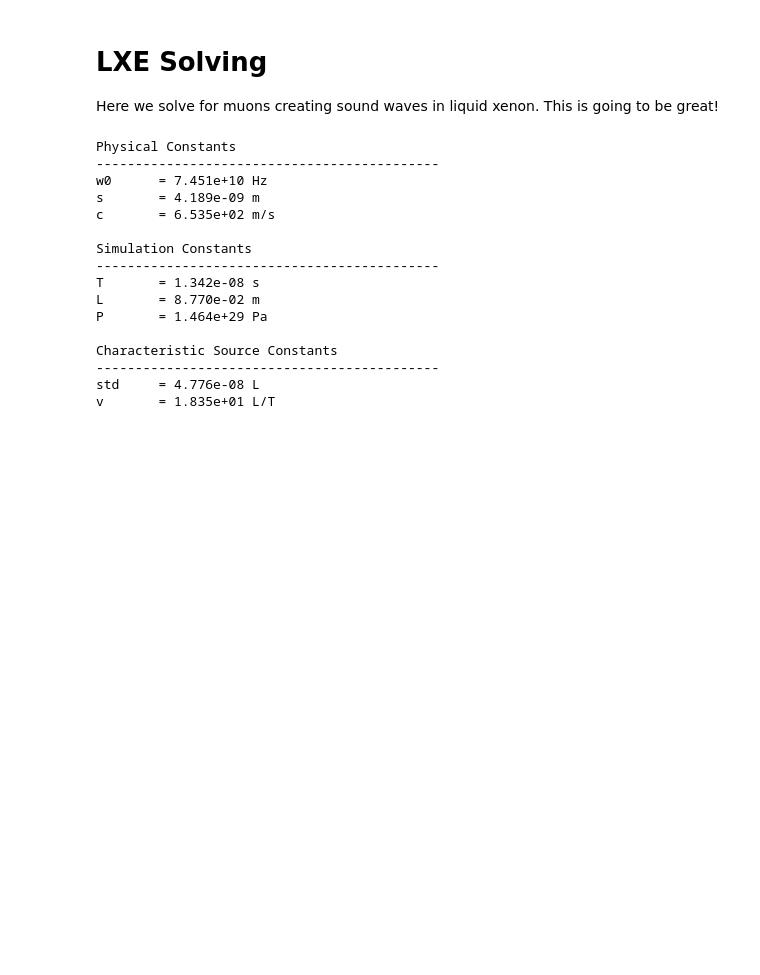
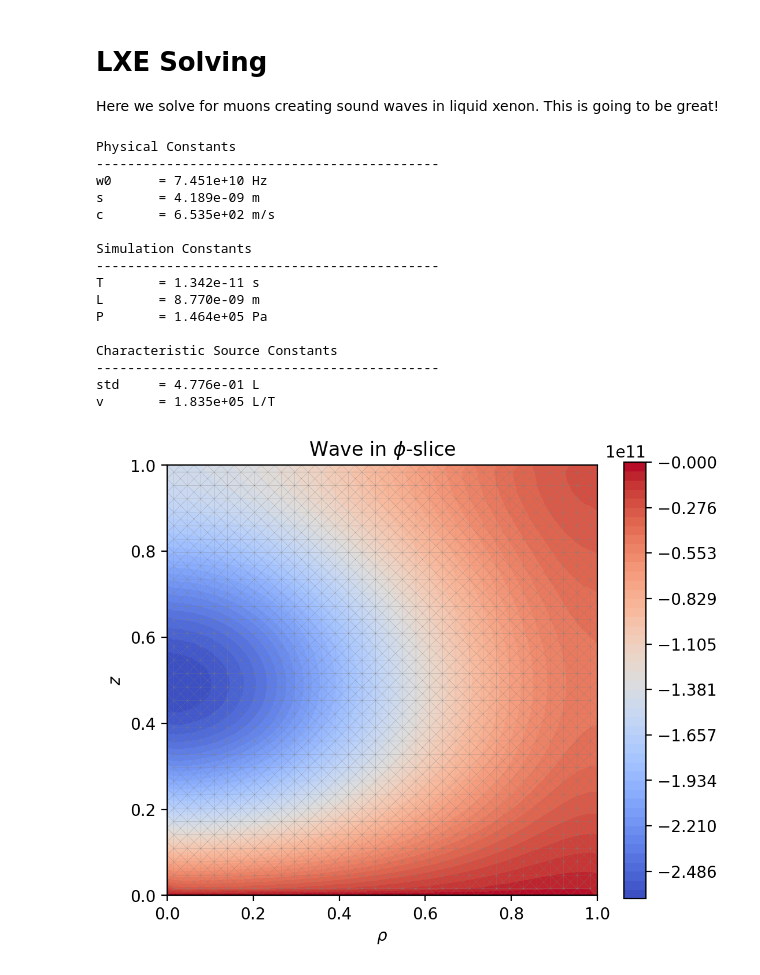
Before and after one commit to nyuad-astroparticle/LXe-Phonon, a Jupyter notebook: Simulation/1.Solving_Engine/LXE_solve.ipynb, the cells around one changed output. Saved outputs shown, nothing was run; the diff lists cells and outputs as text; code cells hidden in the pictures; blank space fills up the shorter version.

```diff
--- a/Simulation/1.Solving_Engine/LXE_solve.ipynb
+++ b/Simulation/1.Solving_Engine/LXE_solve.ipynb
@@ -39,8 +39,8 @@ dEdx    = 4*np.pi/me * ne * z**2/v**2 *(e**2/(4*np.pi*e0))**2* (np.log(2*me*v**2
 # Control Constants
 # They are scaling factors for the nondimensionalization
 # To be altered each time so that to assist with the process
-lam = 1e4
-tau = 1e3
+lam = 1e0
+tau = 1e0
 
 # Derived constants
 w0      = K/mu                              # Attenuation Frequency
@@ -77,14 +77,14 @@ c       = 6.535e+02 m/s
 
 Simulation Constants
 --------------------------------------------
-T       = 1.342e-08 s
-L       = 8.770e-02 m
-P       = 1.464e+29 Pa
+T       = 1.342e-11 s
+L       = 8.770e-09 m
+P       = 1.464e+05 Pa
 
 Characteristic Source Constants
 --------------------------------------------
-std     = 4.776e-08 L
-v       = 1.835e+01 L/T
+std     = 4.776e-01 L
+v       = 1.835e+05 L/T
 # %%
 # Now we have everything to create our numerical scheme so let's start
 
@@ -96,22 +96,28 @@ FF      = lambda r,z: abs(1.3*r)    # Discretisation function
 dt      = 1e-1                      # Simulation time step
 
 # Now we will get the mesh and points
+# points,mesh = get_mesh_grid(h,bounds)
 points,mesh = get_mesh(h,FF,bounds)
 boundary    = get_boundary(points)
 
 # Buld T, S matrices
-T,S = get_TS(points,mesh)
+TT,SS = get_TS(points,mesh)
 
 # Construct the scheme matrix and apply boundary conditions
-Ap= get_scheme_matrix(dt,T,S)
+Ap= get_scheme_matrix(dt,TT,SS,tau=tau,lam=lam)
 A = set_bc_lhs(boundary,Ap,points,mesh)
 
 # Define the initial condition vectors
 U_curr = np.zeros(len(points))
 U_prev = np.zeros(len(points))
-# F      = np.array([f(*point,0) for point in points])
+F      = np.array([f(*point,0) for point in points])
 # %%
 # Let's take one step in time and plot
-U_curr = run(1,dt,A,S,T,U_curr,U_prev,f,points);
 
+U_curr = run(10*dt,dt,A,SS,TT,U_curr,U_prev,f,points,tau=tau,lam=lam);
 plot_U(points,mesh,U_curr)
+
+# U,_ = step(dt,A,SS,TT,U_curr,U_prev,F,tau=tau,lam=lam)
+# plot_U(points,mesh,U)
+# %% [output]
+[figure, added]
```
Also changed, not shown: parts of 6 cells of this notebook, 2 other files.
